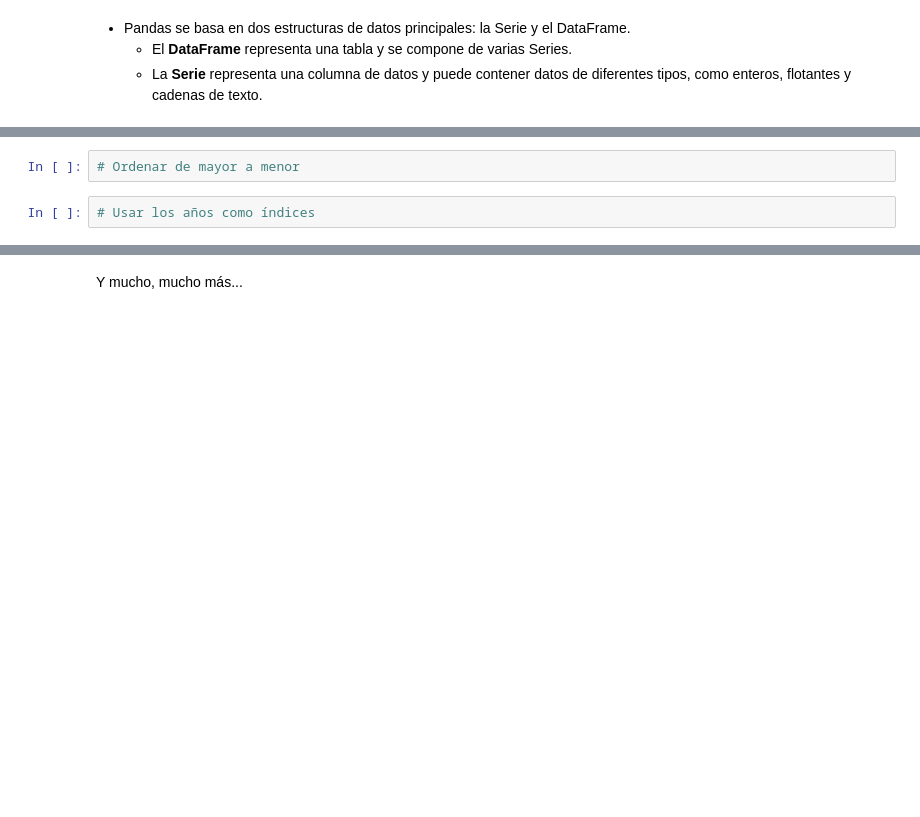
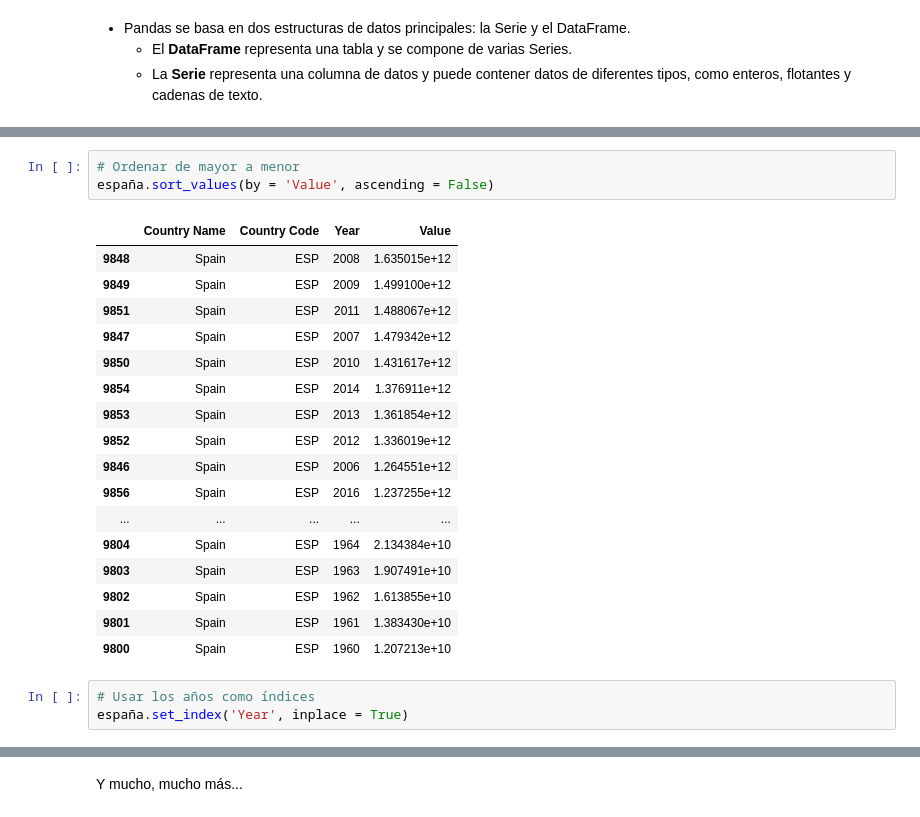
Before and after one commit to jgchaparro/Seminario-Introduccion-Python-Ironhack-16-04-2023, a Jupyter notebook: Introducción a Python Ironhack - Versión del estudiante.ipynb, the cells around one changed output, grey strips where cells are left out. Cells and saved outputs as stored; diff of their text form; blank space fills up the shorter version.

```diff
--- a/Introducción a Python Ironhack - Versión del estudiante.ipynb
+++ b/Introducción a Python Ironhack - Versión del estudiante.ipynb
@@ -347,6 +435,26 @@ lista_anidada = [[1, 2], [3, 4]]
 # %%
 # Ordenar de mayor a menor
+españa.sort_values(by = 'Value', ascending = False)
+# %% [output]
+|  | Country Name | Country Code | Year | Value |
+| 9848 | Spain | ESP | 2008 | 1.635015e+12 |
+| 9849 | Spain | ESP | 2009 | 1.499100e+12 |
+| 9851 | Spain | ESP | 2011 | 1.488067e+12 |
+| 9847 | Spain | ESP | 2007 | 1.479342e+12 |
+| 9850 | Spain | ESP | 2010 | 1.431617e+12 |
+| 9854 | Spain | ESP | 2014 | 1.376911e+12 |
+| 9853 | Spain | ESP | 2013 | 1.361854e+12 |
+| 9852 | Spain | ESP | 2012 | 1.336019e+12 |
+| 9846 | Spain | ESP | 2006 | 1.264551e+12 |
+| 9856 | Spain | ESP | 2016 | 1.237255e+12 |
+| ... | ... | ... | ... | ... |
+| 9804 | Spain | ESP | 1964 | 2.134384e+10 |
+| 9803 | Spain | ESP | 1963 | 1.907491e+10 |
+| 9802 | Spain | ESP | 1962 | 1.613855e+10 |
+| 9801 | Spain | ESP | 1961 | 1.383430e+10 |
+| 9800 | Spain | ESP | 1960 | 1.207213e+10 |
 # %%
 # Usar los años como índices
+españa.set_index('Year', inplace = True)
 # %%
 # Hacer una gráfica básica
```
Also changed, not shown: parts of 32 cells of this notebook.
